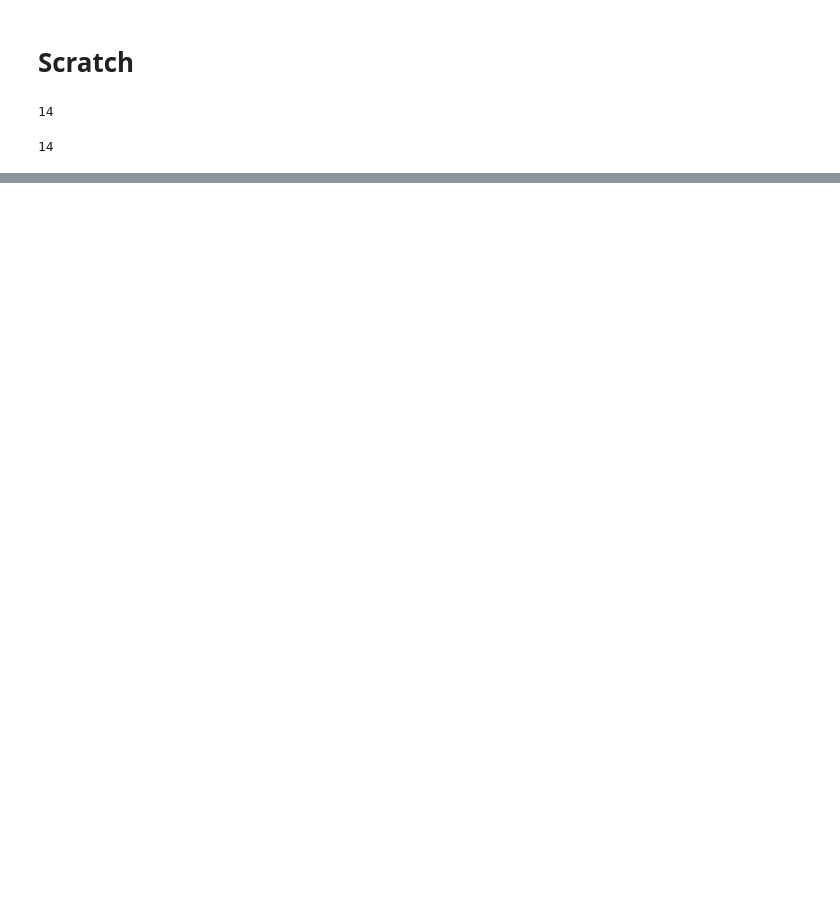
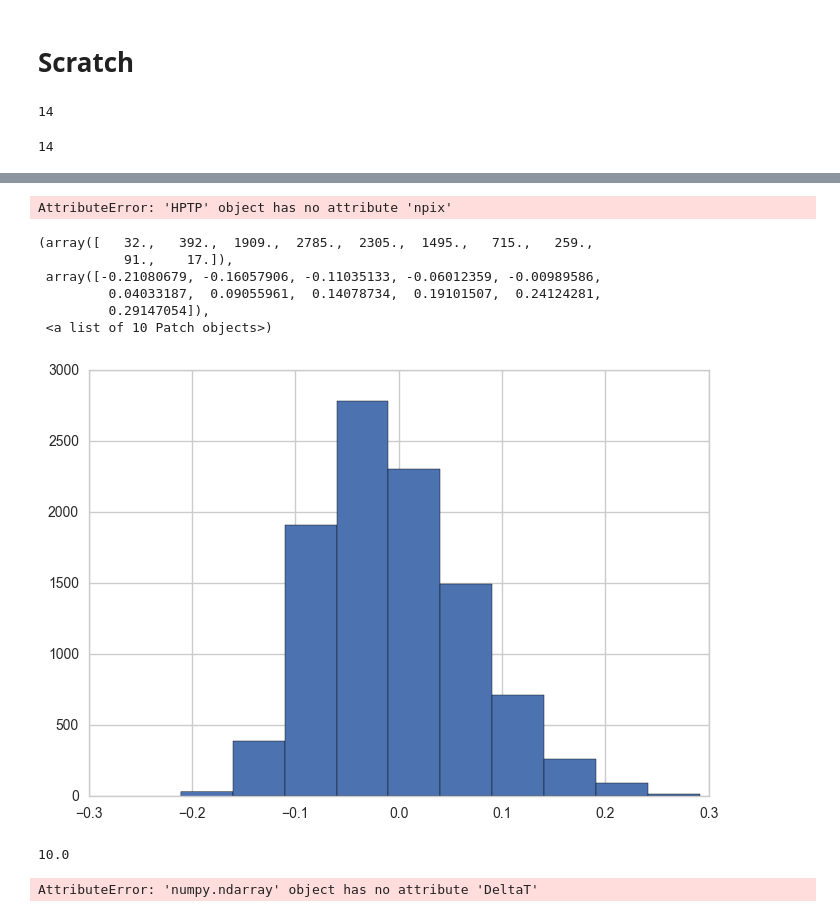
Before and after one commit to rbiswas4/SimPRVO, a Jupyter notebook: examples/Demo_BasicSimulations.ipynb, the cells around one changed output, grey strips where cells are left out. Drawn from its saved outputs; the diff is of its cells as text; code cells hidden in the pictures; blank space fills up the shorter version.

```diff
--- a/examples/Demo_BasicSimulations.ipynb
+++ b/examples/Demo_BasicSimulations.ipynb
@@ -198,3 +218,8 @@ pop_sim_df = pd.read_hdf('sim_pop.hdf', key='sim1')
+# %%
+%matplotlib inline
+import matplotlib.pyplot as plt
+import seaborn as sns
+sns.set_style('whitegrid')
 # %%
 pop_sim_df
 # %% [output]
@@ -244,0 +386,4 @@ lc_0
+# %%
+hptp.area(0)
+# %% [output]
+AttributeError: 'HPTP' object has no attribute 'npix'
@@ -244,0 +392,13 @@ lc_0
+# %%
+mB, x1, c, z = SALT2_MMDist(10000)
+# %%
+fig, ax = plt.subplots()
+ax.hist(c)
+# %% [output]
+(array([   32.,   392.,  1909.,  2785.,  2305.,  1495.,   715.,   259.,
+           91.,    17.]),
+ array([-0.21080679, -0.16057906, -0.11035133, -0.06012359, -0.00989586,
+         0.04033187,  0.09055961,  0.14078734,  0.19101507,  0.24124281,
+         0.29147054]),
+ <a list of 10 Patch objects>)
+[figure, added]
@@ -244,0 +407,4 @@ lc_0
+# %%
+pr.DeltaT
+# %% [output]
+10.0
@@ -245,3 +478,7 @@ lc_0
+# %%
+sp = SALT2Params(pr.zSamples, 59580)
+# %% [output]
+AttributeError: 'numpy.ndarray' object has no attribute 'DeltaT'
 # %%
 bsim.write_simulation('test_sim.hdf', 'hdf', key='test', clobber=False)
 # %% [output]
```
Also changed, not shown: parts of 55 cells of this notebook, 3 other files.
